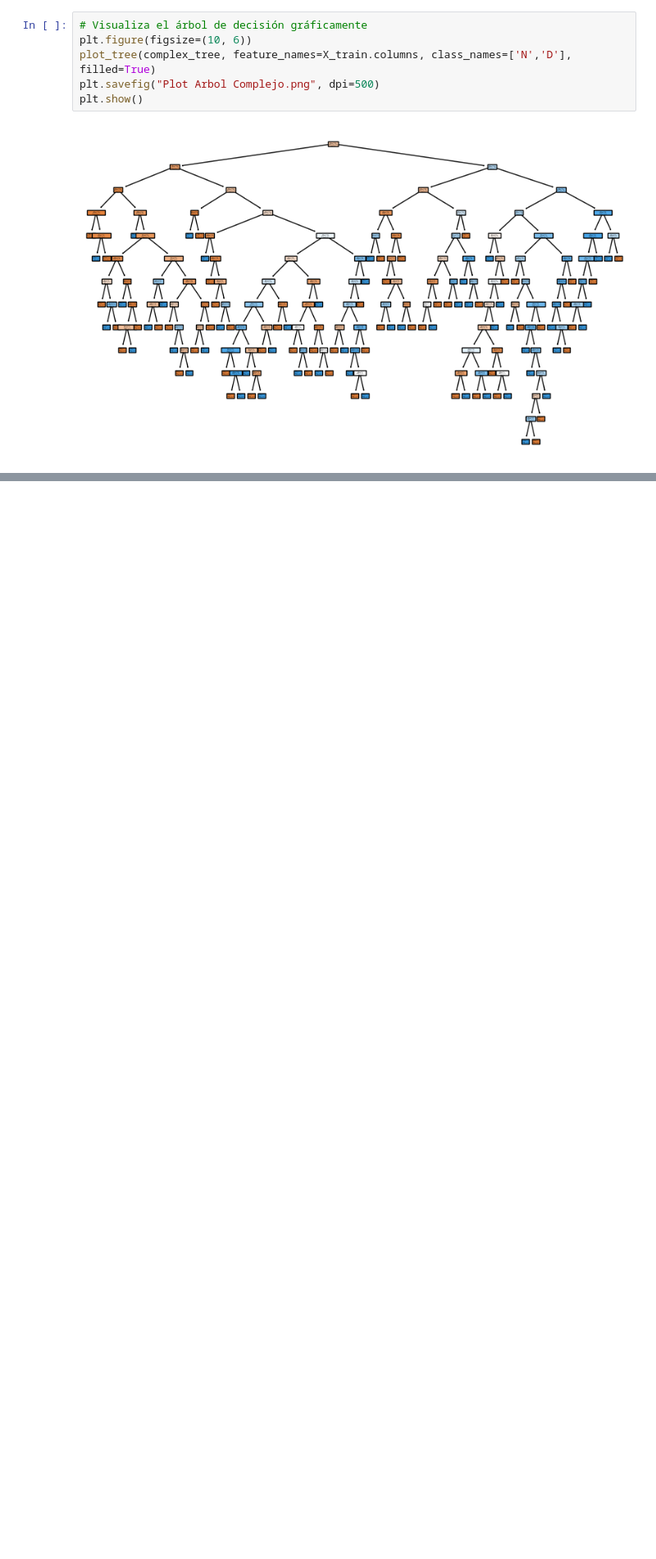
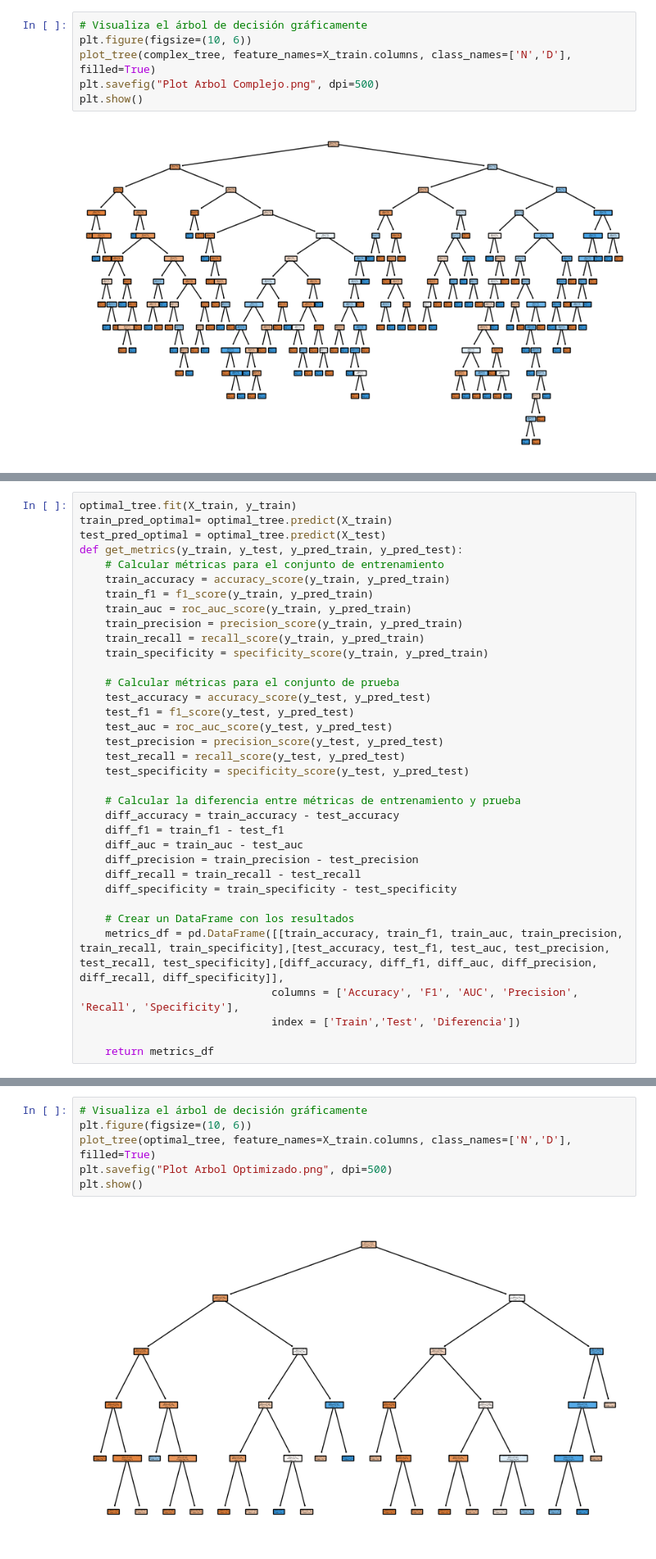
Before and after one commit to Asarotto/Proyecto-rbol-de-Decisi-n, a Jupyter notebook: src/explore.ipynb, the cells around one changed output, grey strips where cells are left out. Shown: that part at 82% size. Drawn from its saved outputs; the diff is of its cells as text; blank space fills up the shorter version.

```diff
--- a/src/explore.ipynb
+++ b/src/explore.ipynb
@@ -233,0 +256,35 @@ plt.show()
+# %%
+optimal_tree.fit(X_train, y_train)
+train_pred_optimal= optimal_tree.predict(X_train)
+test_pred_optimal = optimal_tree.predict(X_test)
+def get_metrics(y_train, y_test, y_pred_train, y_pred_test):
+    # Calcular métricas para el conjunto de entrenamiento
+    train_accuracy = accuracy_score(y_train, y_pred_train)
+    train_f1 = f1_score(y_train, y_pred_train)
+    train_auc = roc_auc_score(y_train, y_pred_train)
+    train_precision = precision_score(y_train, y_pred_train)
+    train_recall = recall_score(y_train, y_pred_train)
+    train_specificity = specificity_score(y_train, y_pred_train)
+
+    # Calcular métricas para el conjunto de prueba
+    test_accuracy = accuracy_score(y_test, y_pred_test)
+    test_f1 = f1_score(y_test, y_pred_test)
+    test_auc = roc_auc_score(y_test, y_pred_test)
+    test_precision = precision_score(y_test, y_pred_test)
+    test_recall = recall_score(y_test, y_pred_test)
+    test_specificity = specificity_score(y_test, y_pred_test)
+
+    # Calcular la diferencia entre métricas de entrenamiento y prueba
+    diff_accuracy = train_accuracy - test_accuracy
+    diff_f1 = train_f1 - test_f1
+    diff_auc = train_auc - test_auc
+    diff_precision = train_precision - test_precision
+    diff_recall = train_recall - test_recall
+    diff_specificity = train_specificity - test_specificity
+
+    # Crear un DataFrame con los resultados
+    metrics_df = pd.DataFrame([[train_accuracy, train_f1, train_auc, train_precision, train_recall, train_specificity],[test_accuracy, test_f1, test_auc, test_precision, test_recall, test_specificity],[diff_accuracy, diff_f1, diff_auc, diff_precision, diff_recall, diff_specificity]],
+                              columns = ['Accuracy', 'F1', 'AUC', 'Precision', 'Recall', 'Specificity'],
+                              index = ['Train','Test', 'Diferencia'])
+
+    return metrics_df
@@ -234,3 +299,11 @@ plt.show()
+# %%
+# Visualiza el árbol de decisión gráficamente
+plt.figure(figsize=(10, 6))
+plot_tree(optimal_tree, feature_names=X_train.columns, class_names=['N','D'], filled=True)
+plt.savefig("Plot Arbol Optimizado.png", dpi=500)
+plt.show()
+# %% [output]
+[figure, added]
 # %%
 from pickle import dump
 
```
Also changed, not shown: parts of 3 cells of this notebook, 2 other files.
